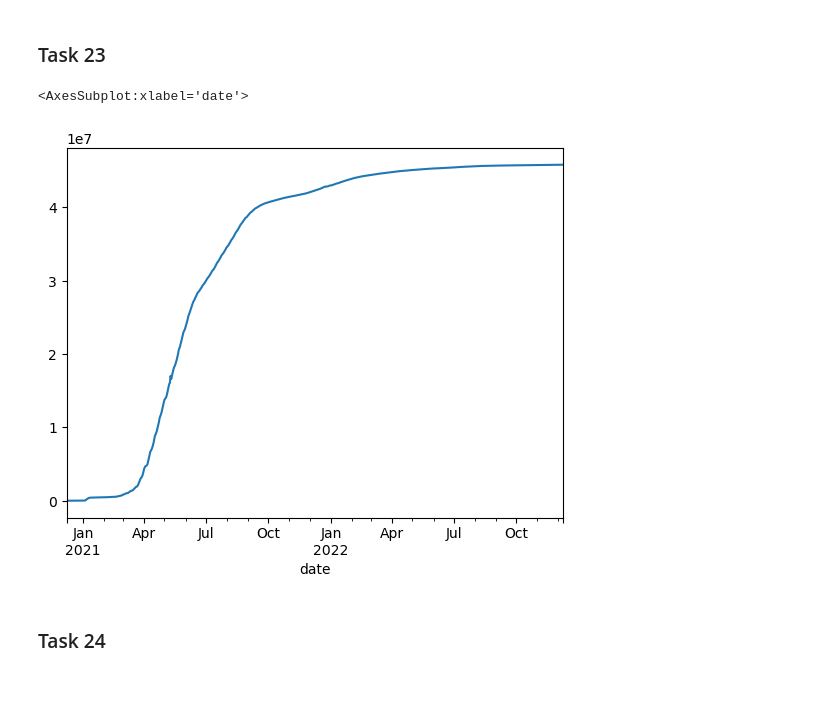
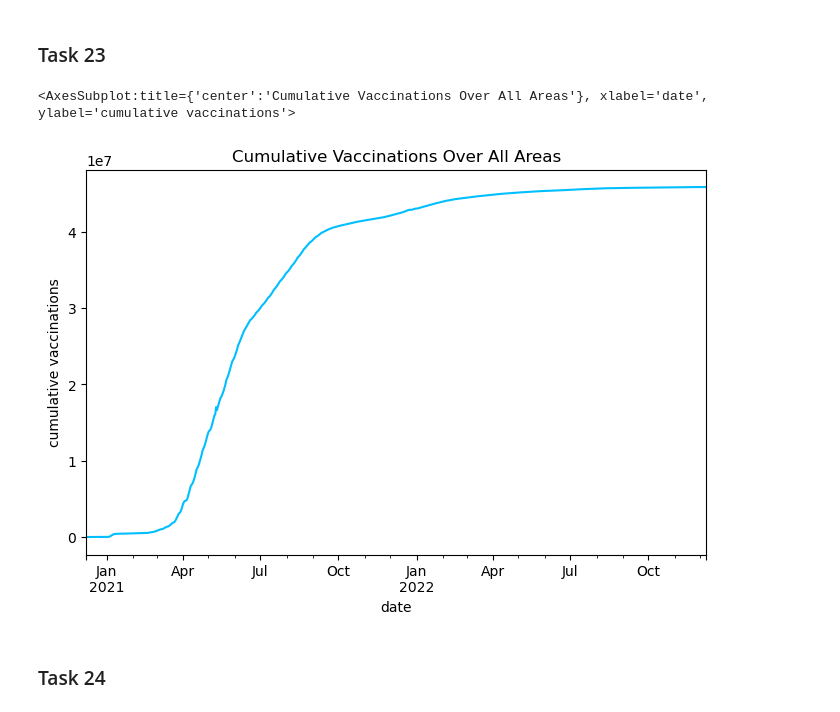
Before and after one commit to congrendai/CW2_for_computer_programing, a Jupyter notebook: CW2_A1.ipynb, the cells around one changed output. Cells and saved outputs as stored; diff of their text form; code cells hidden in the pictures; blank space fills up the shorter version.

```diff
--- a/CW2_A1.ipynb
+++ b/CW2_A1.ipynb
@@ -389,11 +399,21 @@ cumulative_deaths_per_cases.plot()
 # %% [markdown]
 ### Task 23
-# %%
-sum_of_cumulative_vaccinations_over_all_areas = covid_data.groupby("date")["cumulative_vaccinated"].sum()
-sum_of_cumulative_vaccinations_over_all_areas.plot()
-# %% [output]
-<AxesSubplot:xlabel='date'>
-[figure, removed]
+# %%
+# 1.0 Intermediate dataframe
+cumulative_vaccinations_over_all_areas = covid_data.groupby("date")["cumulative_vaccinated"].sum()
+
+# 2.0 Plot to intermediate dataframe
+cumulative_vaccinations_over_all_areas.plot(title = "Cumulative Vaccinations Over All Areas", ylabel = "cumulative vaccinations", figsize = (8,5), color = "deepskyblue")
+
+"""Answer to Task 23
+One possible relationship between Task 23 and Task 21's plot is that
+after more and more people were vaccinated, the cumulative deaths per cases decreased, which
+means that the vaccination could be effective in reducing the deaths and the situation of the
+pandemic was under control.
+"""
+# %% [output]
+<AxesSubplot:title={'center':'Cumulative Vaccinations Over All Areas'}, xlabel='date', ylabel='cumulative vaccinations'>
+[figure, added]
 # %% [markdown]
 ### Task 24
 # %%
```
Also changed, not shown: parts of 6 cells of this notebook, 1 other file.
